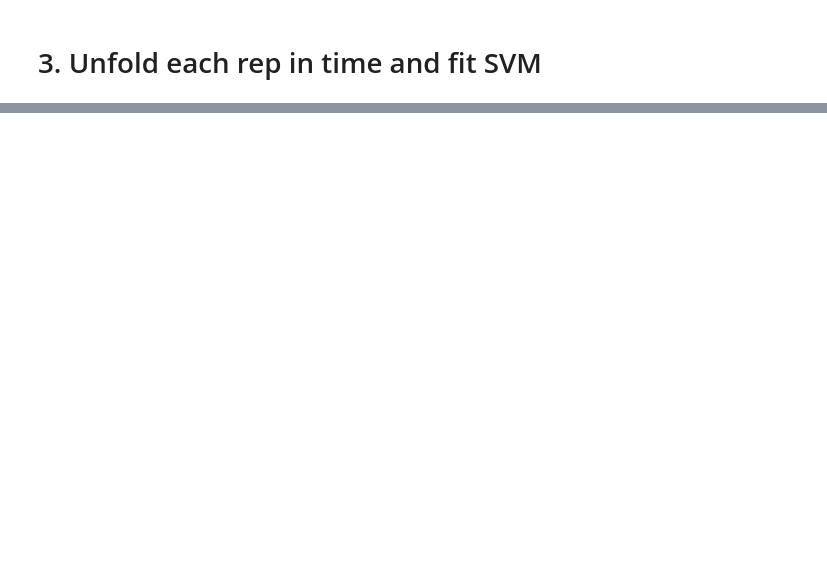
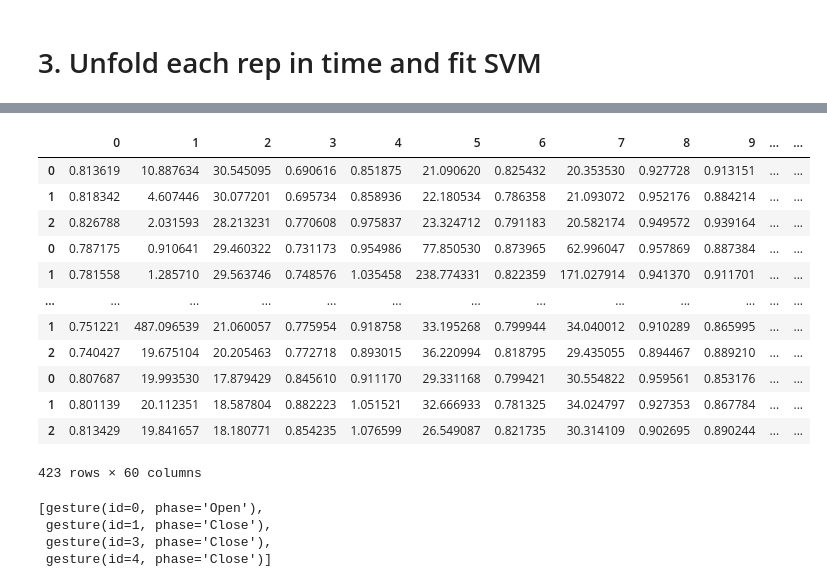
Before and after one commit to FarahBaracat/gest_classification_eng, a Jupyter notebook: notebooks/1.svm_per_day.ipynb, the cells around one changed output, grey strips where cells are left out. Cells and saved outputs as stored; diff of their text form; code cells hidden in the pictures; blank space fills up the shorter version.

```diff
--- a/notebooks/1.svm_per_day.ipynb
+++ b/notebooks/1.svm_per_day.ipynb
@@ -178,0 +215,23 @@ bad_channels, wind_size
+# %%
+input_df
+# %% [output]
+|  | 0 | 1 | 2 | 3 | 4 | 5 | 6 | 7 | 8 | 9 | ... | ... |
+| 0 | 0.813619 | 10.887634 | 30.545095 | 0.690616 | 0.851875 | 21.090620 | 0.825432 | 20.353530 | 0.927728 | 0.913151 | ... | ... |
+| 1 | 0.818342 | 4.607446 | 30.077201 | 0.695734 | 0.858936 | 22.180534 | 0.786358 | 21.093072 | 0.952176 | 0.884214 | ... | ... |
+| 2 | 0.826788 | 2.031593 | 28.213231 | 0.770608 | 0.975837 | 23.324712 | 0.791183 | 20.582174 | 0.949572 | 0.939164 | ... | ... |
+| 0 | 0.787175 | 0.910641 | 29.460322 | 0.731173 | 0.954986 | 77.850530 | 0.873965 | 62.996047 | 0.957869 | 0.887384 | ... | ... |
+| 1 | 0.781558 | 1.285710 | 29.563746 | 0.748576 | 1.035458 | 238.774331 | 0.822359 | 171.027914 | 0.941370 | 0.911701 | ... | ... |
+| ... | ... | ... | ... | ... | ... | ... | ... | ... | ... | ... | ... | ... |
+| 1 | 0.751221 | 487.096539 | 21.060057 | 0.775954 | 0.918758 | 33.195268 | 0.799944 | 34.040012 | 0.910289 | 0.865995 | ... | ... |
+| 2 | 0.740427 | 19.675104 | 20.205463 | 0.772718 | 0.893015 | 36.220994 | 0.818795 | 29.435055 | 0.894467 | 0.889210 | ... | ... |
+| 0 | 0.807687 | 19.993530 | 17.879429 | 0.845610 | 0.911170 | 29.331168 | 0.799421 | 30.554822 | 0.959561 | 0.853176 | ... | ... |
+| 1 | 0.801139 | 20.112351 | 18.587804 | 0.882223 | 1.051521 | 32.666933 | 0.781325 | 34.024797 | 0.927353 | 0.867784 | ... | ... |
+| 2 | 0.813429 | 19.841657 | 18.180771 | 0.854235 | 1.076599 | 26.549087 | 0.821735 | 30.314109 | 0.902695 | 0.890244 | ... | ... |
+423 rows × 60 columns
+# %%
+sel_gest_phase
+# %% [output]
+[gesture(id=0, phase='Open'),
+ gesture(id=1, phase='Close'),
+ gesture(id=3, phase='Close'),
+ gesture(id=4, phase='Close')]
```
Also changed, not shown: parts of 12 cells of this notebook, 10 other files.
